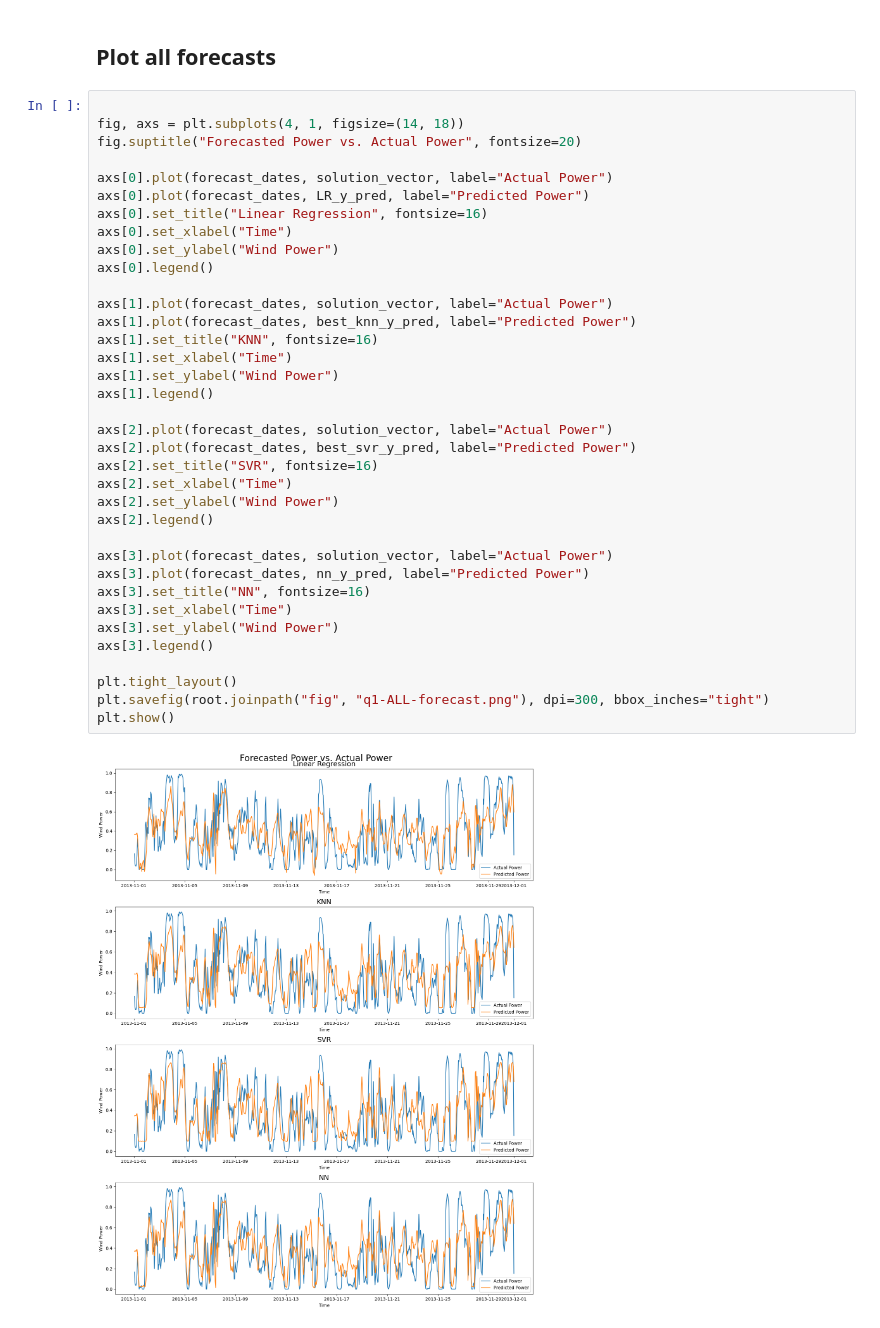
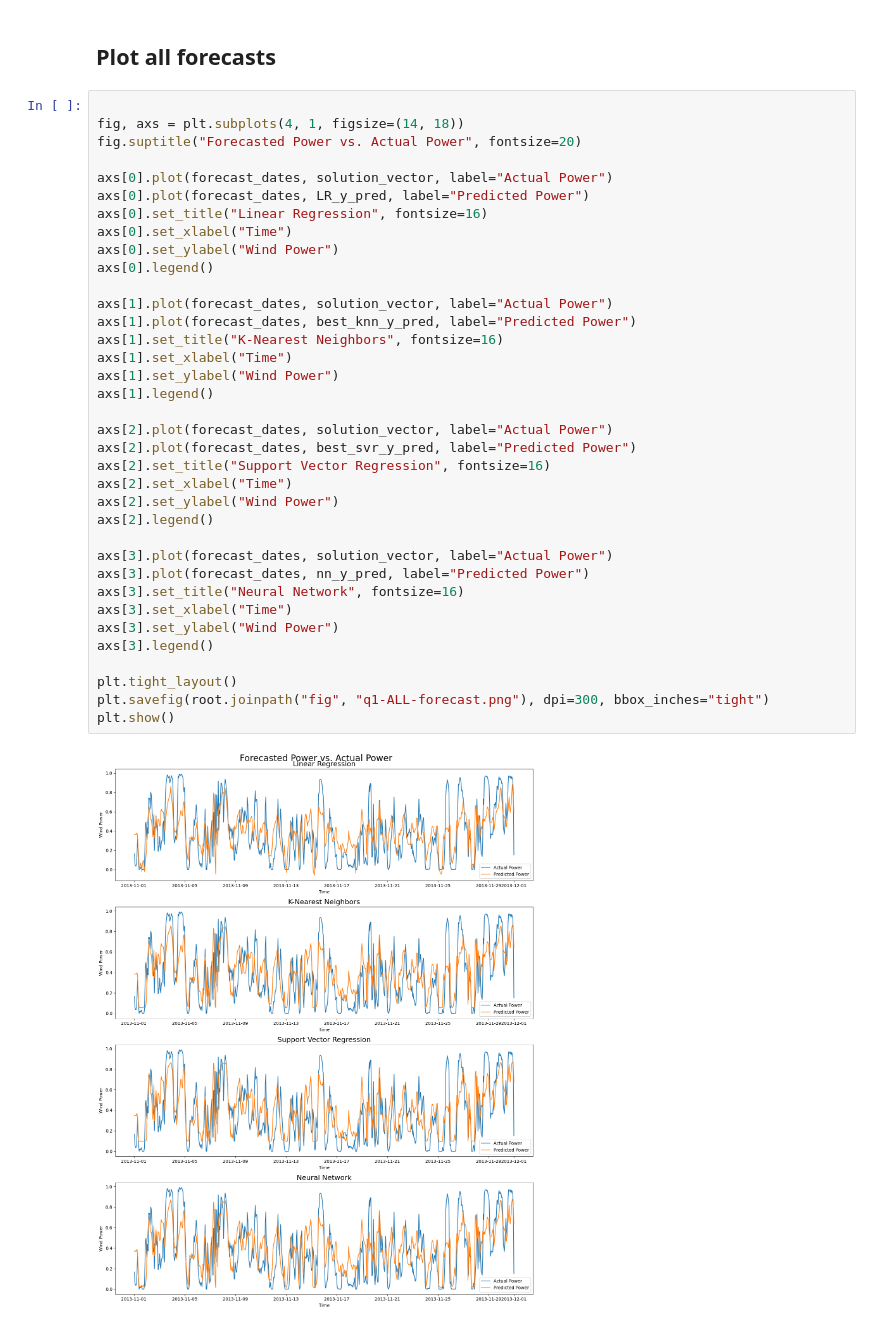
Before and after one commit to aishanbianshan/energy-info_A2_g6, a Jupyter notebook: src/q1/q1.ipynb, the cells around one changed output. Saved outputs shown, nothing was run; the diff lists cells and outputs as text.

```diff
--- a/src/q1/q1.ipynb
+++ b/src/q1/q1.ipynb
@@ -303,34 +303,34 @@ fig.suptitle("Forecasted Power vs. Actual Power", fontsize=20)
 
 axs[0].plot(forecast_dates, solution_vector, label="Actual Power")
 axs[0].plot(forecast_dates, LR_y_pred, label="Predicted Power")
 axs[0].set_title("Linear Regression", fontsize=16)
 axs[0].set_xlabel("Time")
 axs[0].set_ylabel("Wind Power")
 axs[0].legend()
 
 axs[1].plot(forecast_dates, solution_vector, label="Actual Power")
 axs[1].plot(forecast_dates, best_knn_y_pred, label="Predicted Power")
-axs[1].set_title("KNN", fontsize=16)
+axs[1].set_title("K-Nearest Neighbors", fontsize=16)
 axs[1].set_xlabel("Time")
 axs[1].set_ylabel("Wind Power")
 axs[1].legend()
 
 axs[2].plot(forecast_dates, solution_vector, label="Actual Power")
 axs[2].plot(forecast_dates, best_svr_y_pred, label="Predicted Power")
-axs[2].set_title("SVR", fontsize=16)
+axs[2].set_title("Support Vector Regression", fontsize=16)
 axs[2].set_xlabel("Time")
 axs[2].set_ylabel("Wind Power")
 axs[2].legend()
 
 axs[3].plot(forecast_dates, solution_vector, label="Actual Power")
 axs[3].plot(forecast_dates, nn_y_pred, label="Predicted Power")
-axs[3].set_title("NN", fontsize=16)
+axs[3].set_title("Neural Network", fontsize=16)
 axs[3].set_xlabel("Time")
 axs[3].set_ylabel("Wind Power")
 axs[3].legend()
 
 plt.tight_layout()
 plt.savefig(root.joinpath("fig", "q1-ALL-forecast.png"), dpi=300, bbox_inches="tight")
 plt.show()
 # %% [output]
-[figure, old version]
+[figure, new version]
```
Also changed, not shown: parts of 1 cell of this notebook, 2 other files.
